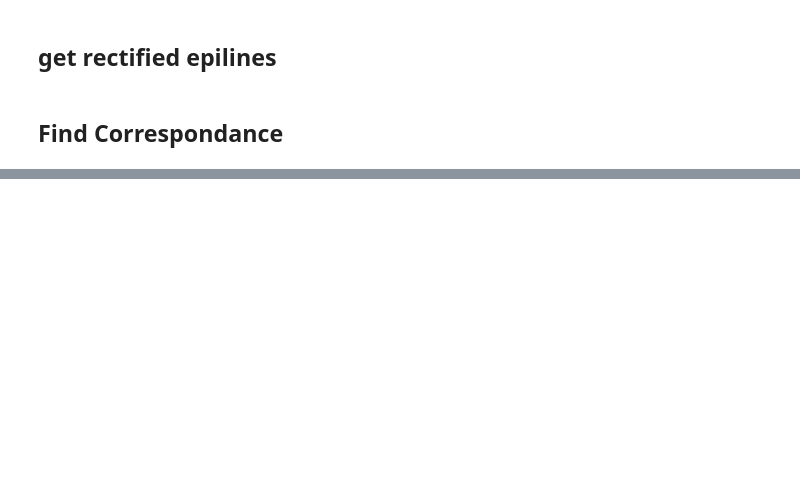
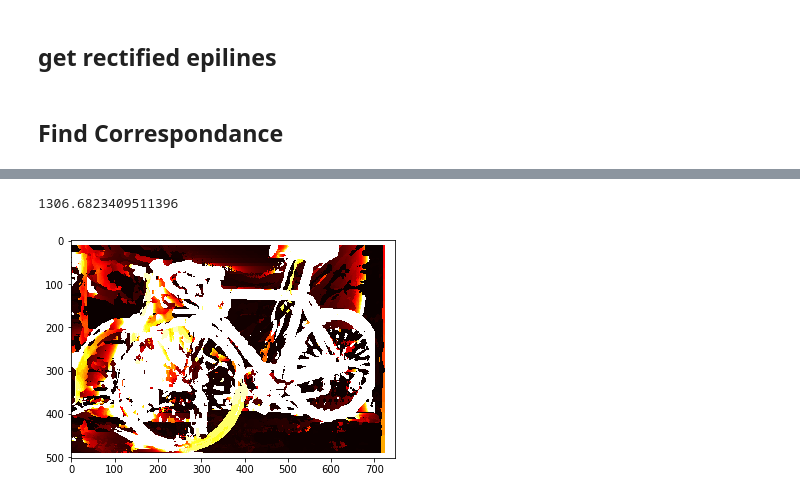
Before and after one commit to sakshikakde/Depth-Using-Stereo, a Jupyter notebook: Code/stereo.ipynb, the cells around one changed output, grey strips where cells are left out. Cells and saved outputs as stored; diff of their text form; code cells hidden in the pictures; blank space fills up the shorter version.

```diff
--- a/Code/stereo.ipynb
+++ b/Code/stereo.ipynb
@@ -206,0 +246,17 @@ plt.show()
+# %%
+
+f = K1[0,0]
+depth = (baseline * f) / (disparity_map + 1e-10)
+depth[depth > 100000] = 100000
+# %%
+np.min(depth)
+# %% [output]
+1306.6823409511396
+# %%
+depth_map = np.uint8(depth * 255 / np.max(depth))
+plt.imshow(depth_map, cmap='hot', interpolation='nearest')
+plt.imshow(depth_map, cmap='gray', interpolation='nearest')
+# plt.savefig('depth_image.png')
+plt.show()
+# %% [output]
+[figure, added]
```
Also changed, not shown: parts of 9 cells of this notebook, 38 other files.
